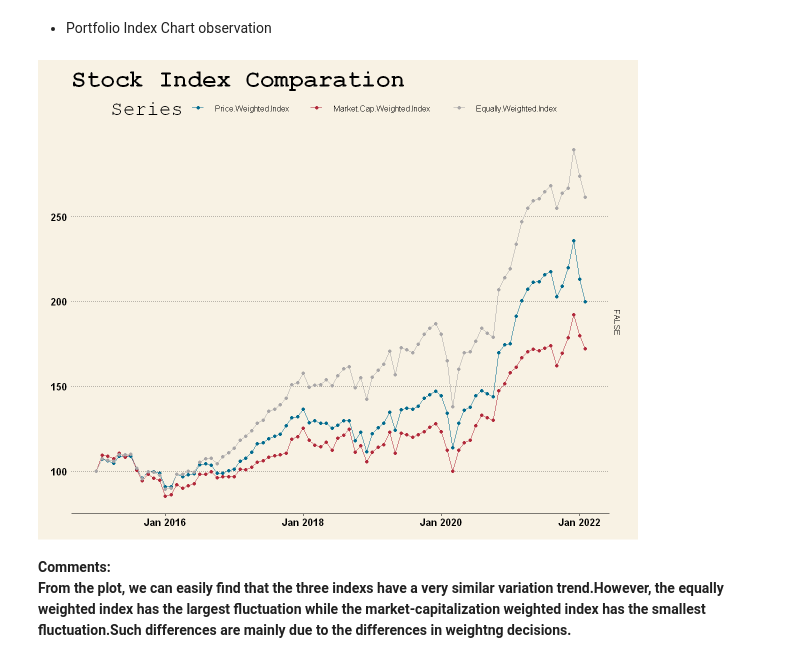
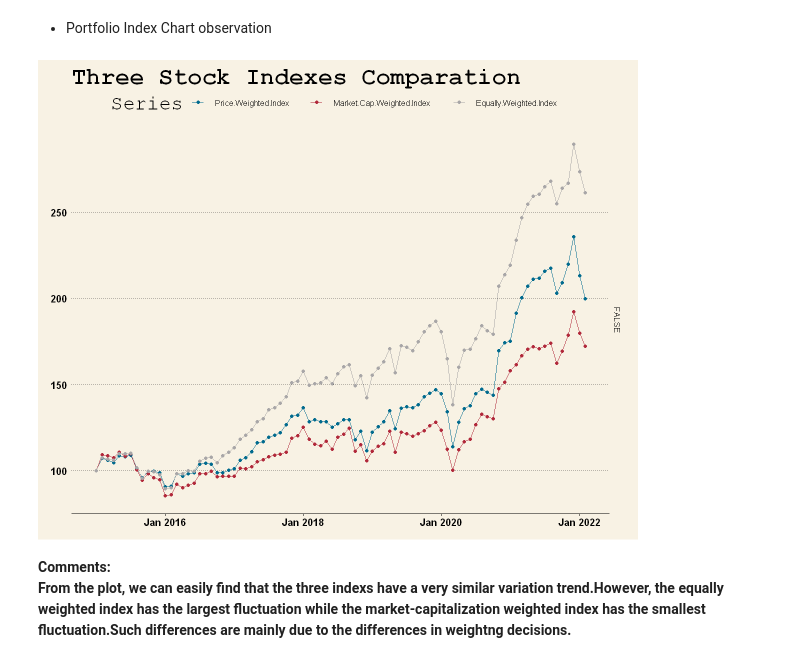
Before and after one commit to lz2110/JEM092-HW-Guan-Zhang-Zeng, a Jupyter notebook: AP_HW1_v1.ipynb, the cells around one changed output. Drawn from its saved outputs; the diff is of its cells as text; code cells hidden in the pictures.

```diff
--- a/AP_HW1_v1.ipynb
+++ b/AP_HW1_v1.ipynb
@@ -1236,10 +1236,10 @@ Feb 2022               261.4826
 # %%
 options(repr.plot.width = 10, repr.plot.height = 8)
 t_index <- merge(index_1, index_2, index_3, all=TRUE)
 autoplot(t_index, facets = FALSE) + geom_line() + geom_point() +
-    theme_wsj()+ scale_colour_wsj("dem_rep")+ ggtitle("Stock Index Comparation")
+    theme_wsj()+ scale_colour_wsj("dem_rep")+ ggtitle("Three Stock Indexes Comparation")
 # %% [output]
-[figure, old version]
+[figure, new version]
 # %% [markdown]
 **Comments:
 From the plot, we can easily find that the three indexs have a very similar variation trend.However, the equally weighted index has the largest fluctuation while the market-capitalization weighted index has the smallest fluctuation.Such differences are mainly due to the differences in weightng decisions.**
```
Also changed, not shown: parts of 10 cells of this notebook.
